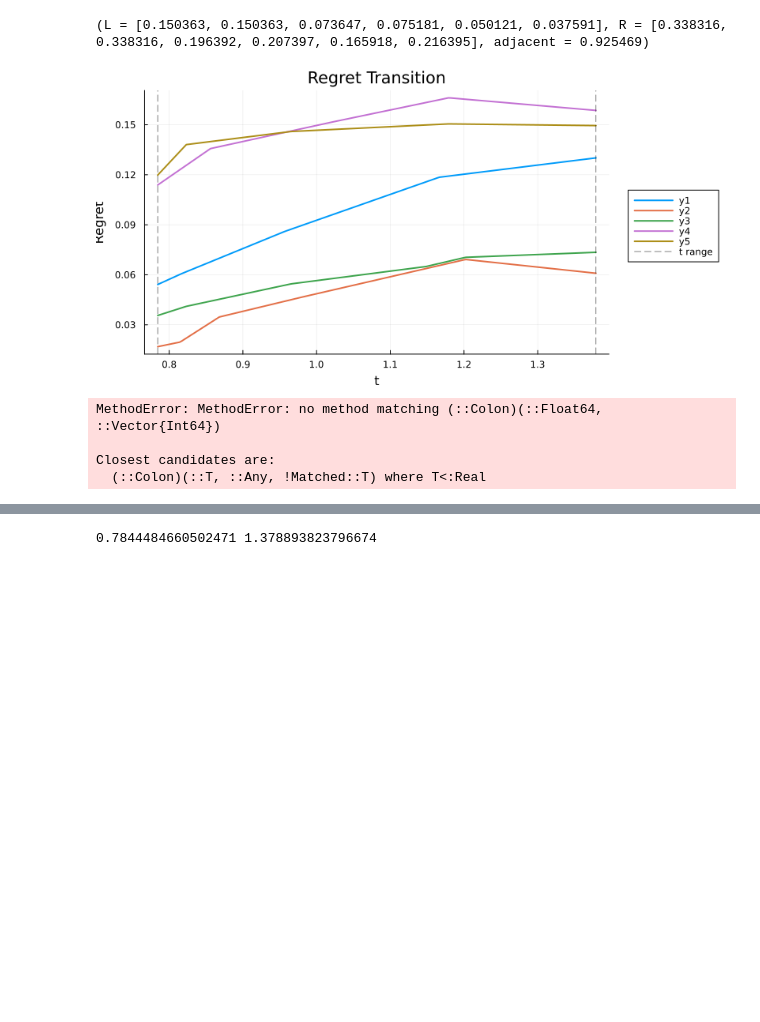
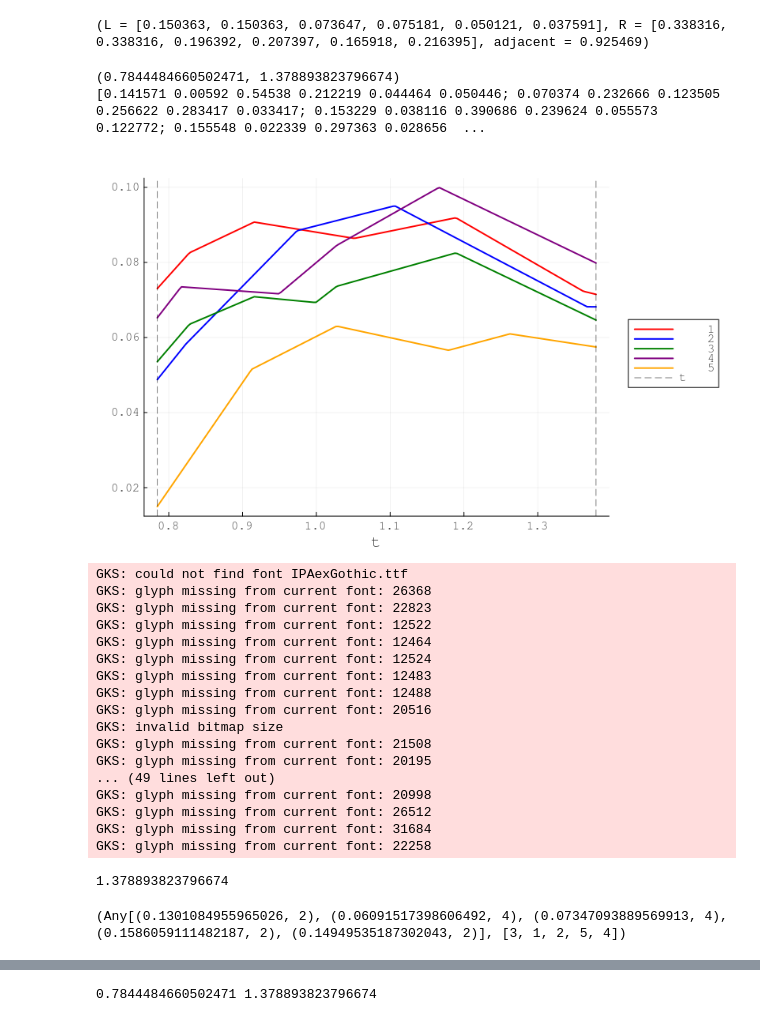
Before and after one commit to serori521/Interval-AHP-alt-rank, a Jupyter notebook: src/rank_change_interval.ipynb, the cells around one changed output, grey strips where cells are left out. Cells and saved outputs as stored; diff of their text form; code cells hidden in the pictures; blank space fills up the shorter version.

```diff
--- a/src/rank_change_interval.ipynb
+++ b/src/rank_change_interval.ipynb
@@ -35,22 +38,53 @@ trueW= read_true_weights("A" )
 (L = [0.21, 0.17, 0.14, 0.1, 0.07, 0.04], R = [0.25, 0.23, 0.22, 0.2, 0.19, 0.18])
 # %%
 #ファイルからの読み取り
-i = 1
-methodW = read_method_weights("A/MMRW", i,6);
+i = 2
+methodW = read_method_weights("A/MMRW", 1,6);
 println(methodW[1])
 # %% [output]
 (L = [0.150363, 0.150363, 0.073647, 0.075181, 0.050121, 0.037591], R = [0.338316, 0.338316, 0.196392, 0.207397, 0.165918, 0.216395], adjacent = 0.925469)
 # %%
 t_range = find_optimal_trange(methodW[1].L,methodW[1].R)
+println(t_range)
 num = [1]
 # プロット生成
 # for i in num
-    p = plot_regret_transition(utility[1], methodW, t_range)
+    Matrix_i = Matrix(utility[5])
+    println(Matrix_i)
+    p = plot_regret_transition(Matrix_i, methodW, t_range)
     display(p)
 # end
 # %% [output]
+(0.7844484660502471, 1.378893823796674)
+[0.141571 0.00592 0.54538 0.212219 0.044464 0.050446; 0.070374 0.232666 0.123505 0.256622 0.283417 0.033417; 0.153229 0.038116 0.390686 0.239624 0.055573 0.122772; 0.155548 0.022339 0.297363 0.028656  ...
-[figure, old version]
+[figure, new version]
-MethodError: MethodError: no method matching (::Colon)(::Float64, ::Vector{Int64})
-
-Closest candidates are:
-  (::Colon)(::T, ::Any, !Matched::T) where T<:Real
+GKS: could not find font IPAexGothic.ttf
+GKS: glyph missing from current font: 26368
+GKS: glyph missing from current font: 22823
+GKS: glyph missing from current font: 12522
+GKS: glyph missing from current font: 12464
+GKS: glyph missing from current font: 12524
+GKS: glyph missing from current font: 12483
+GKS: glyph missing from current font: 12488
+GKS: glyph missing from current font: 20516
+GKS: invalid bitmap size
+GKS: glyph missing from current font: 21508
+GKS: glyph missing from current font: 20195
+... (49 lines left out)
+GKS: glyph missing from current font: 20998
+GKS: glyph missing from current font: 26512
+GKS: glyph missing from current font: 31684
+GKS: glyph missing from current font: 22258
+# %%
+utility_matrix = Matrix(utility[1])
+matrix = create_minimax_R_Matrix(utility_matrix)
+t_range = find_optimal_trange(methodW[1].L,methodW[1].R)
+t = t_range[2]
+println(t)
+Y_L = methodW[1].L .* t
+Y_R = methodW[1].R .* t
+
+regret_max, _ = calc_regret(matrix, Y_L, Y_R)
+# %% [output]
+1.378893823796674
+(Any[(0.1301084955965026, 2), (0.06091517398606492, 4), (0.07347093889569913, 4), (0.1586059111482187, 2), (0.14949535187302043, 2)], [3, 1, 2, 5, 4])
```
Also changed, not shown: parts of 3 cells of this notebook, 9 other files.
